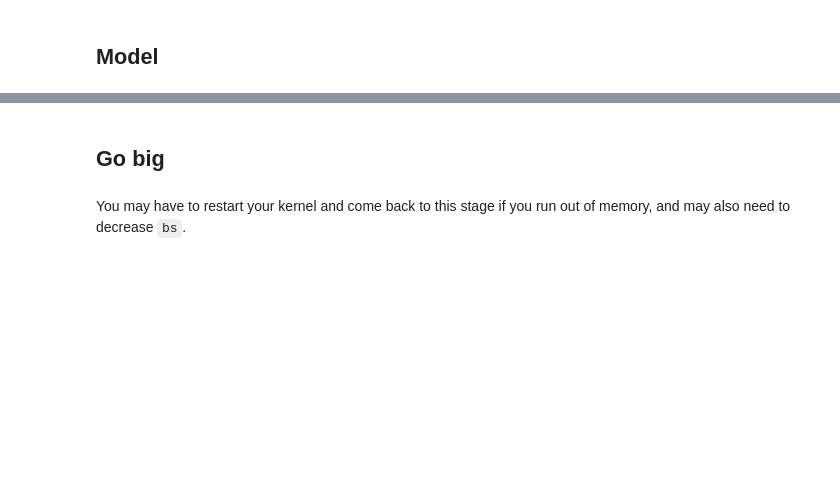
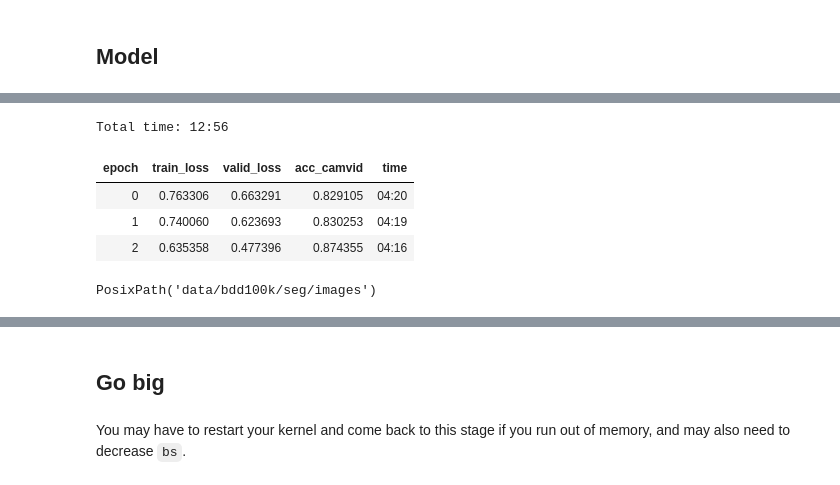
Before and after one commit to borisdayma/semantic-segmentation, a Jupyter notebook: prototype.ipynb, the cells around one changed output, grey strips where cells are left out. Saved outputs shown, nothing was run; the diff lists cells and outputs as text; code cells hidden in the pictures; blank space fills up the shorter version.

```diff
--- a/prototype.ipynb
+++ b/prototype.ipynb
@@ -171,9 +145,9 @@ def acc_camvid(input, target):
 metrics=acc_camvid
 # metrics=accuracy
 # %%
-wd=1e-2
+wd=1e-4
 # %%
-learn = unet_learner(data, models.resnet18, metrics=metrics, wd=wd)
+learn = unet_learner(data, models.resnet34, metrics=metrics, wd=wd)
 # %%
 lr_find(learn)
 learn.recorder.plot()
@@ -184,5 +158,11 @@ RuntimeError: CUDA out of memory. Tried to allocate 506.25 MiB (GPU 0; 2.95 GiB
 # %%
 lr=3e-3
 # %%
-learn.fit_one_cycle(10, slice(lr), pct_start=0.9)
+learn.fit_one_cycle(3, slice(lr), pct_start=0.9)
+# %% [output]
+Total time: 12:56
+| epoch | train_loss | valid_loss | acc_camvid | time |
+| 0 | 0.763306 | 0.663291 | 0.829105 | 04:20 |
+| 1 | 0.740060 | 0.623693 | 0.830253 | 04:19 |
+| 2 | 0.635358 | 0.477396 | 0.874355 | 04:16 |
 # %%
@@ -189,0 +170,4 @@ learn.save('stage-1')
+# %%
+learn.path
+# %% [output]
+PosixPath('data/bdd100k/seg/images')
```
Also changed, not shown: parts of 16 cells of this notebook.
